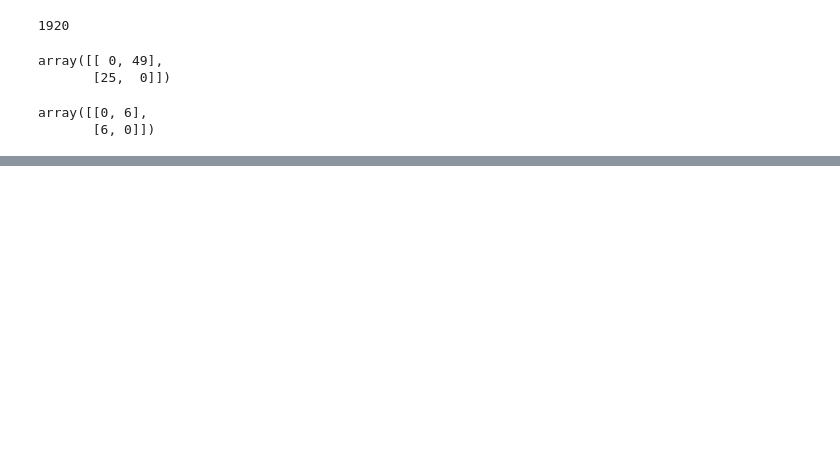
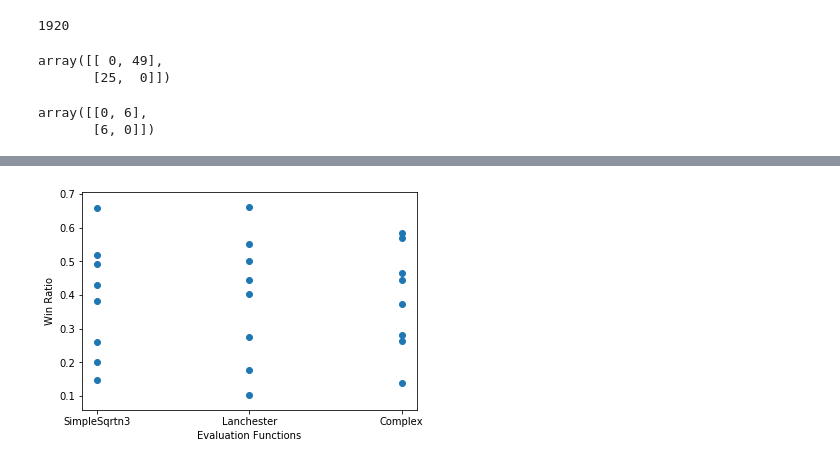
Before and after one commit to mattthelee/MicroRTS-agent, a Jupyter notebook: Code/Analyse Logs.ipynb, the cells around one changed output, grey strips where cells are left out. Drawn from its saved outputs; the diff is of its cells as text; code cells hidden in the pictures; blank space fills up the shorter version.

```diff
--- a/Code/Analyse Logs.ipynb
+++ b/Code/Analyse Logs.ipynb
@@ -182,0 +198,9 @@ array([[0, 6],
+# %%
+# Graph for Eval Functions
+evalAxis = [['SimpleSqrtn3','Lanchester','Complex'][int(x)] for x in list(tournamentArray[:,1])]
+plt.scatter(evalAxis,tournamentArray[:,-1])
+plt.ylabel('Win Ratio')
+plt.xlabel('Evaluation Functions')
+plt.savefig('WinRatioAgainstEvalFunc.png')
+# %% [output]
+[figure, added]
```
Also changed, not shown: parts of 5 cells of this notebook, 12 other files.
